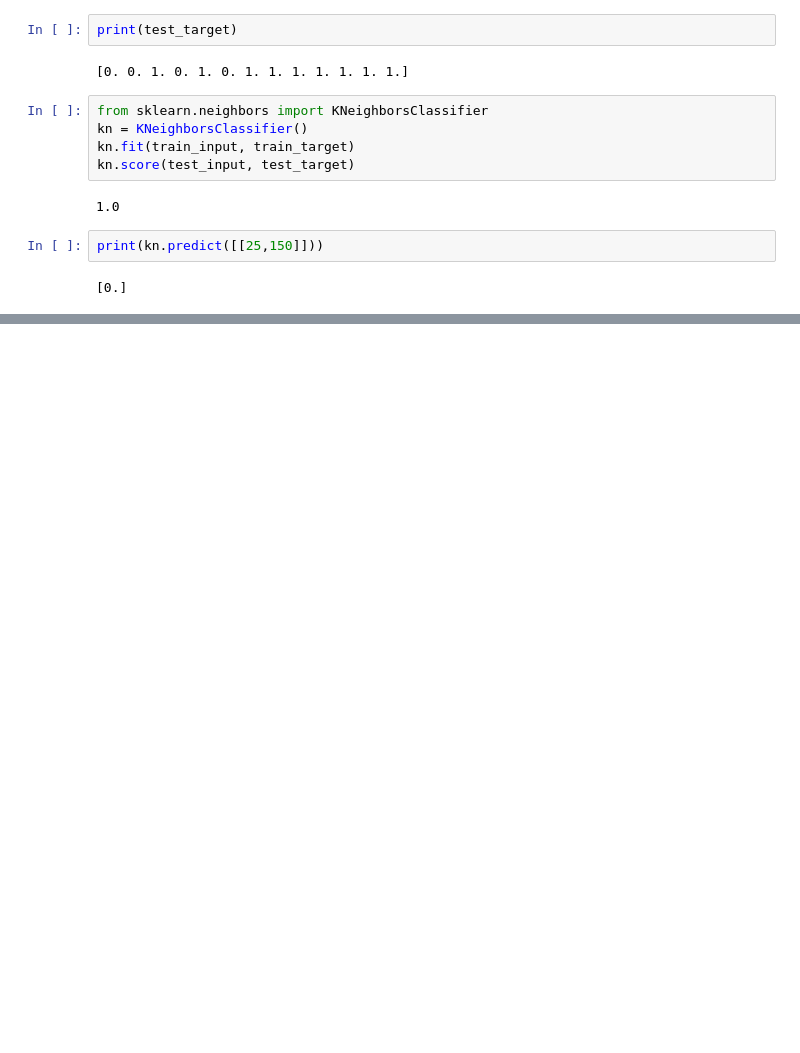
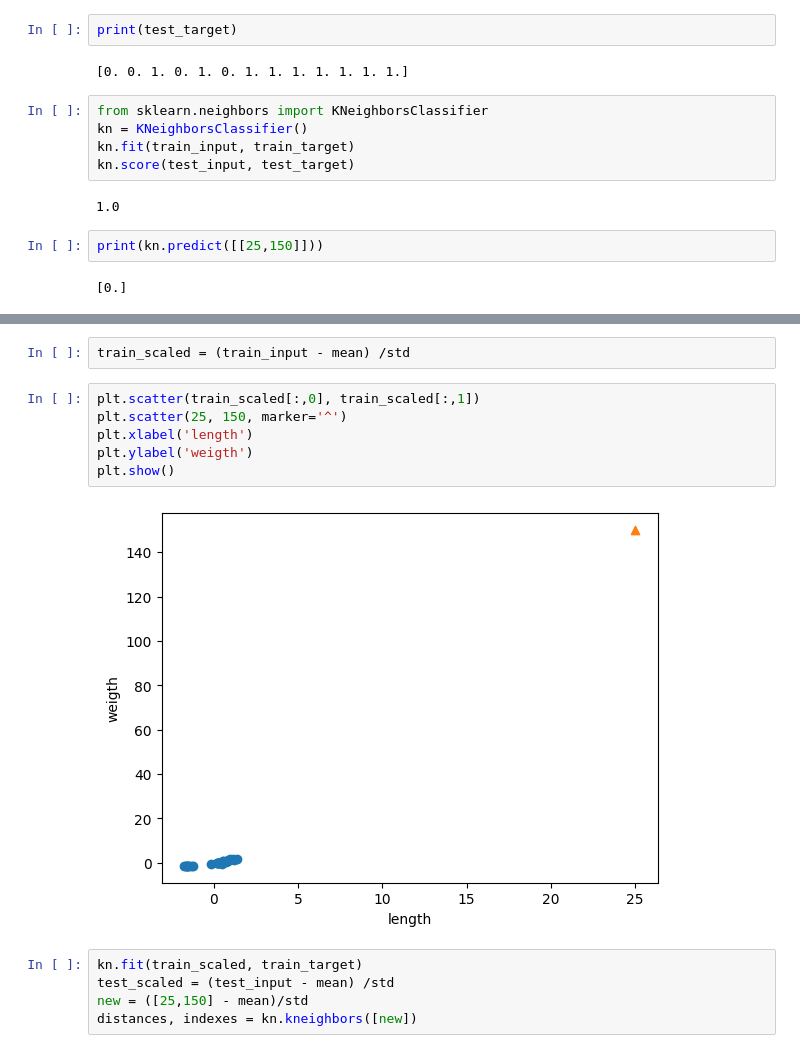
Before and after one commit to jasonkjw/daily_coding_commit, a Jupyter notebook: hon02_2.ipynb, the cells around one changed output, grey strips where cells are left out. Drawn from its saved outputs; the diff is of its cells as text; blank space fills up the shorter version.

```diff
--- a/hon02_2.ipynb
+++ b/hon02_2.ipynb
@@ -58,0 +104,15 @@ plt.show()
+# %%
+train_scaled = (train_input - mean) /std
+# %%
+plt.scatter(train_scaled[:,0], train_scaled[:,1])
+plt.scatter(25, 150, marker='^')
+plt.xlabel('length')
+plt.ylabel('weigth')
+plt.show()
+# %% [output]
+[figure, added]
+# %%
+kn.fit(train_scaled, train_target)
+test_scaled = (test_input - mean) /std
+new = ([25,150] - mean)/std
+distances, indexes = kn.kneighbors([new])
```
Also changed, not shown: parts of 6 cells of this notebook.
